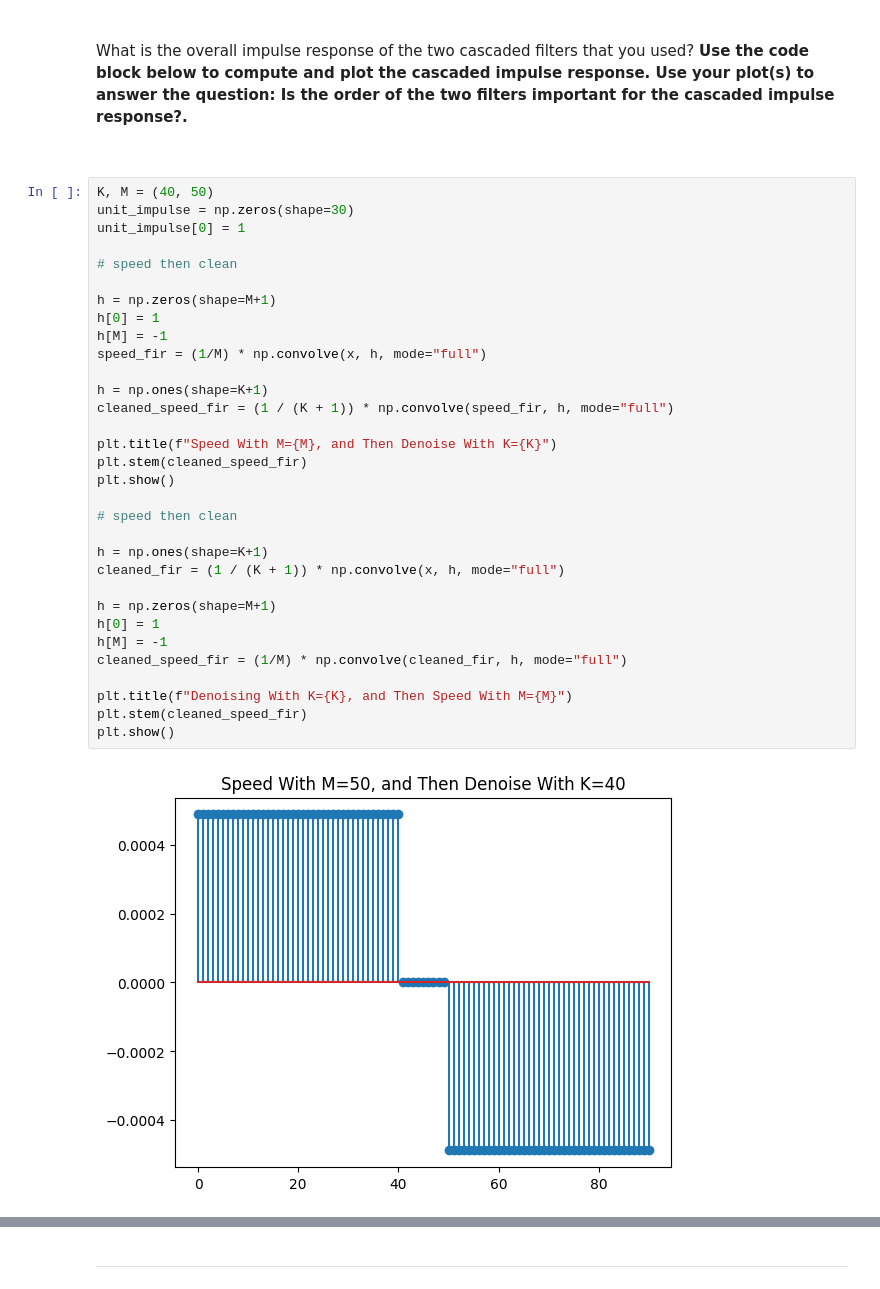
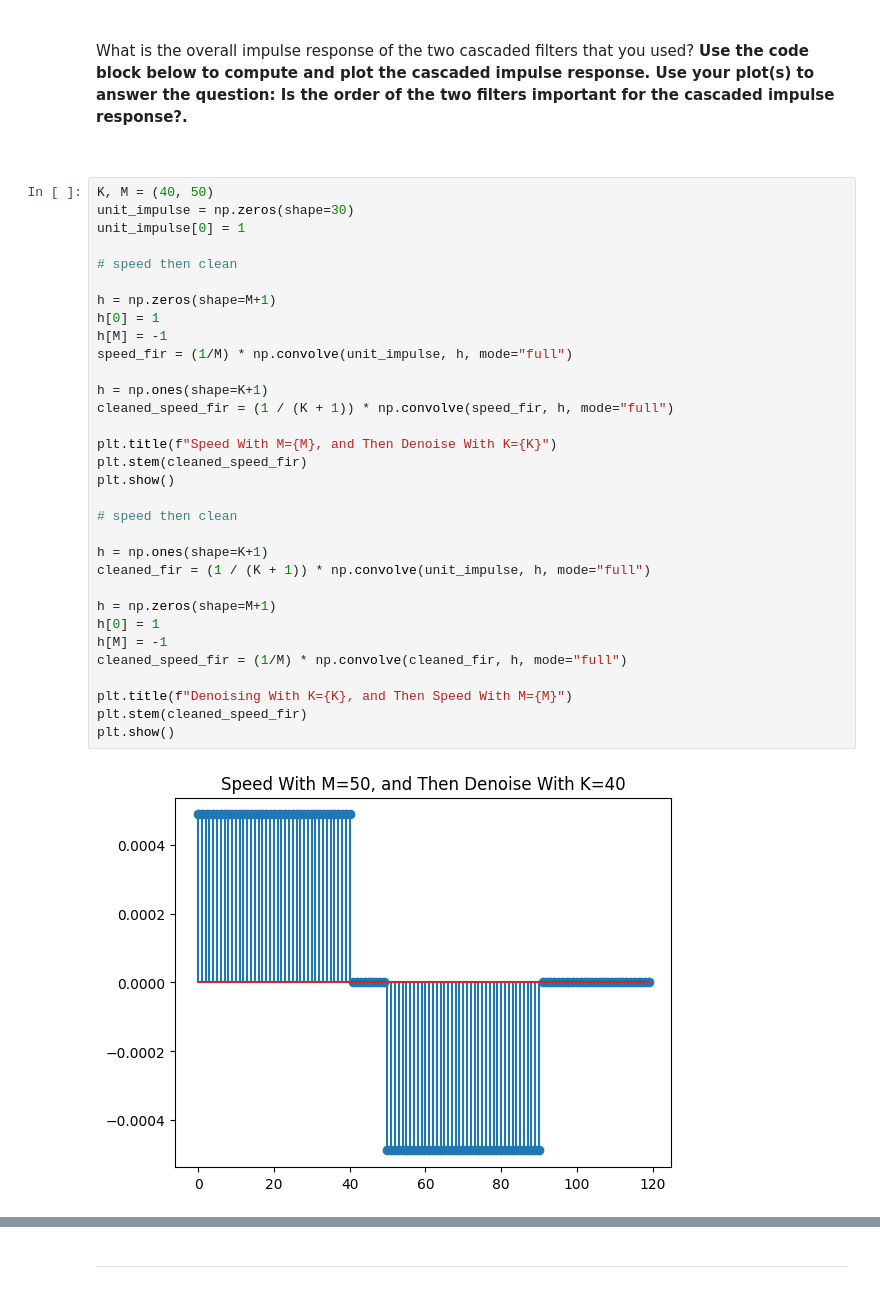
Before and after one commit to imonous/tud-cse2220-labs, a Jupyter notebook: wk3/Assignments_Week_III.ipynb, the cells around one changed output, grey strips where cells are left out. Cells and saved outputs as stored; diff of their text form.

```diff
--- a/wk3/Assignments_Week_III.ipynb
+++ b/wk3/Assignments_Week_III.ipynb
@@ -377,33 +377,33 @@ What is the overall impulse response of the two cascaded filters that you used?
 K, M = (40, 50)
 unit_impulse = np.zeros(shape=30)
 unit_impulse[0] = 1
 
 # speed then clean
 
 h = np.zeros(shape=M+1)
 h[0] = 1
 h[M] = -1
-speed_fir = (1/M) * np.convolve(x, h, mode="full")
+speed_fir = (1/M) * np.convolve(unit_impulse, h, mode="full")
 
 h = np.ones(shape=K+1)
 cleaned_speed_fir = (1 / (K + 1)) * np.convolve(speed_fir, h, mode="full")
 
 plt.title(f"Speed With M={M}, and Then Denoise With K={K}")
 plt.stem(cleaned_speed_fir)
 plt.show()
 
 # speed then clean
 
 h = np.ones(shape=K+1)
-cleaned_fir = (1 / (K + 1)) * np.convolve(x, h, mode="full")
+cleaned_fir = (1 / (K + 1)) * np.convolve(unit_impulse, h, mode="full")
 
 h = np.zeros(shape=M+1)
 h[0] = 1
 h[M] = -1
 cleaned_speed_fir = (1/M) * np.convolve(cleaned_fir, h, mode="full")
 
 plt.title(f"Denoising With K={K}, and Then Speed With M={M}")
 plt.stem(cleaned_speed_fir)
 plt.show()
 # %% [output]
-[figure, old version]
+[figure, new version]
```
Also changed, not shown: parts of 3 cells of this notebook.
